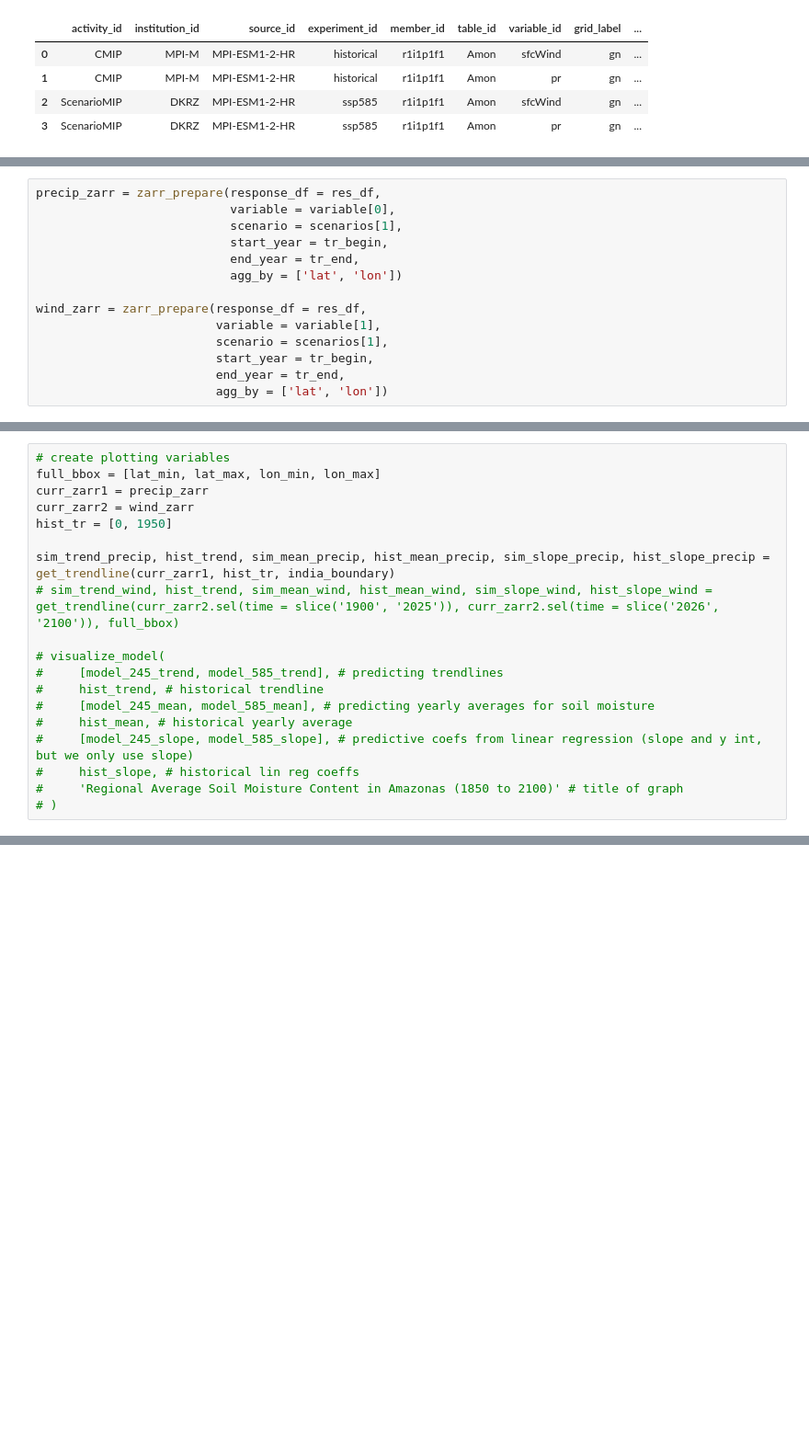
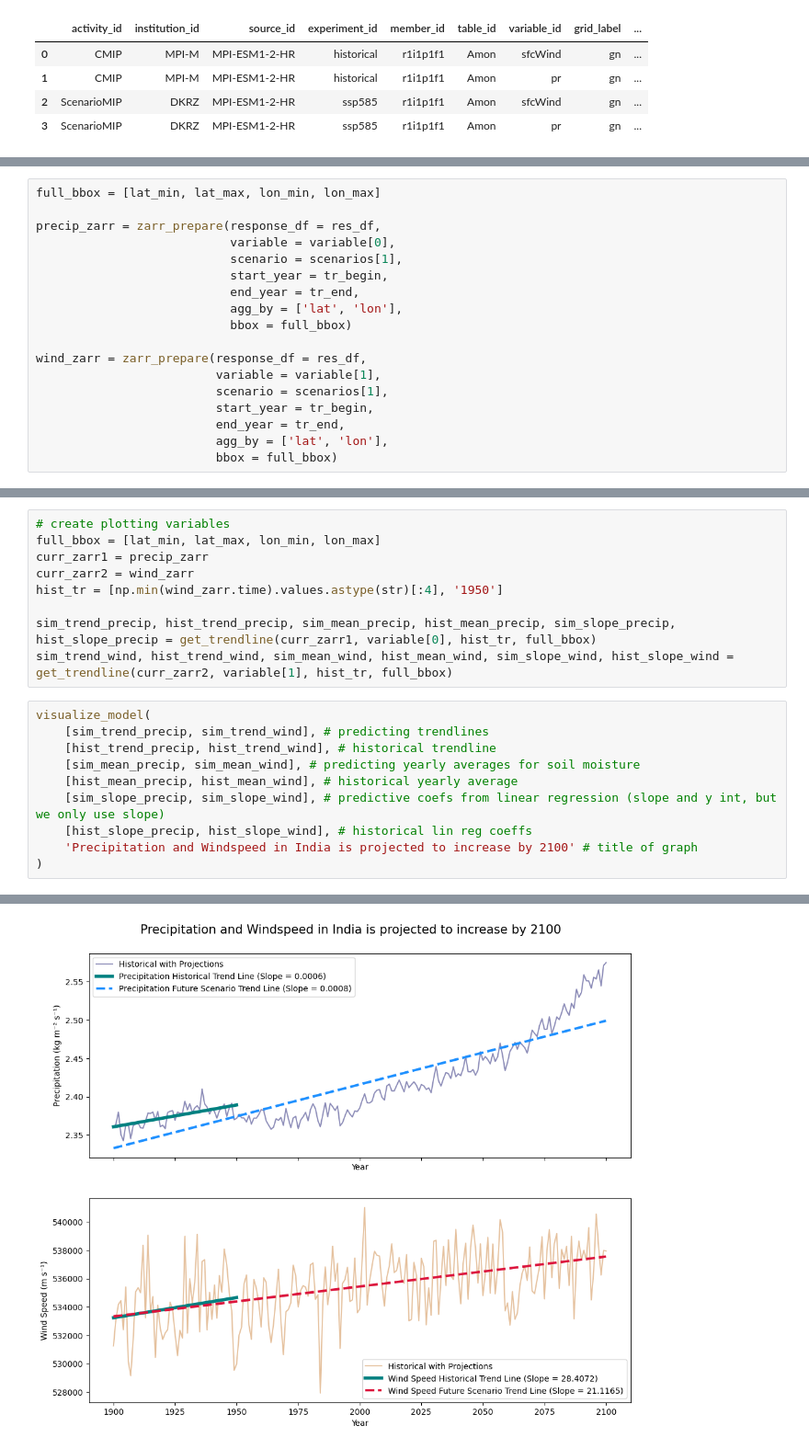
Before and after one commit to silkieMoth/eds_296_climate-modeling_final_proj, a Jupyter notebook: indian_monsoons.ipynb, the cells around one changed output, grey strips where cells are left out. Shown: that part at 92% size. Cells and saved outputs as stored; diff of their text form; blank space fills up the shorter version.

Commit message:
completed time series

```diff
--- a/indian_monsoons.ipynb
+++ b/indian_monsoons.ipynb
@@ -217,14 +201,18 @@ def get_trendline(df, hist_tr, geojson):
 # %%
+full_bbox = [lat_min, lat_max, lon_min, lon_max]
+
 precip_zarr = zarr_prepare(response_df = res_df,
                            variable = variable[0],
                            scenario = scenarios[1],
                            start_year = tr_begin,
                            end_year = tr_end,
-                           agg_by = ['lat', 'lon'])
+                           agg_by = ['lat', 'lon'],
+                           bbox = full_bbox)
 
 wind_zarr = zarr_prepare(response_df = res_df,
                          variable = variable[1],
                          scenario = scenarios[1],
                          start_year = tr_begin,
                          end_year = tr_end,
-                         agg_by = ['lat', 'lon'])
+                         agg_by = ['lat', 'lon'],
+                         bbox = full_bbox)
@@ -295,20 +219,20 @@ Attributes: (0)
+# %%
+# create plotting variables
+full_bbox = [lat_min, lat_max, lon_min, lon_max]
+curr_zarr1 = precip_zarr
+curr_zarr2 = wind_zarr
+hist_tr = [np.min(wind_zarr.time).values.astype(str)[:4], '1950']
+
+sim_trend_precip, hist_trend_precip, sim_mean_precip, hist_mean_precip, sim_slope_precip, hist_slope_precip = get_trendline(curr_zarr1, variable[0], hist_tr, full_bbox)
+sim_trend_wind, hist_trend_wind, sim_mean_wind, hist_mean_wind, sim_slope_wind, hist_slope_wind = get_trendline(curr_zarr2, variable[1], hist_tr, full_bbox)
 # %%
-# create plotting variables
-full_bbox = [lat_min, lat_max, lon_min, lon_max]
-curr_zarr1 = precip_zarr
-curr_zarr2 = wind_zarr
-hist_tr = [0, 1950]
-
-sim_trend_precip, hist_trend, sim_mean_precip, hist_mean_precip, sim_slope_precip, hist_slope_precip = get_trendline(curr_zarr1, hist_tr, india_boundary)
-# sim_trend_wind, hist_trend, sim_mean_wind, hist_mean_wind, sim_slope_wind, hist_slope_wind = get_trendline(curr_zarr2.sel(time = slice('1900', '2025')), curr_zarr2.sel(time = slice('2026', '2100')), full_bbox)
-
-# visualize_model(
-#     [model_245_trend, model_585_trend], # predicting trendlines
-#     hist_trend, # historical trendline
-#     [model_245_mean, model_585_mean], # predicting yearly averages for soil moisture
-#     hist_mean, # historical yearly average
-#     [model_245_slope, model_585_slope], # predictive coefs from linear regression (slope and y int, but we only use slope)
-#     hist_slope, # historical lin reg coeffs
-#     'Regional Average Soil Moisture Content in Amazonas (1850 to 2100)' # title of graph
-# )
+visualize_model(
+    [sim_trend_precip, sim_trend_wind], # predicting trendlines
+    [hist_trend_precip, hist_trend_wind], # historical trendline
+    [sim_mean_precip, sim_mean_wind], # predicting yearly averages for soil moisture
+    [hist_mean_precip, hist_mean_wind], # historical yearly average
+    [sim_slope_precip, sim_slope_wind], # predictive coefs from linear regression (slope and y int, but we only use slope)
+    [hist_slope_precip, hist_slope_wind], # historical lin reg coeffs
+    'Precipitation and Windspeed in India is projected to increase by 2100' # title of graph
+)
 # %% [output]
@@ -315,0 +239 @@ AttributeError: 'Dataset' object has no attribute 'rio'
+[figure, added]
```
Also changed, not shown: parts of 13 cells of this notebook.
